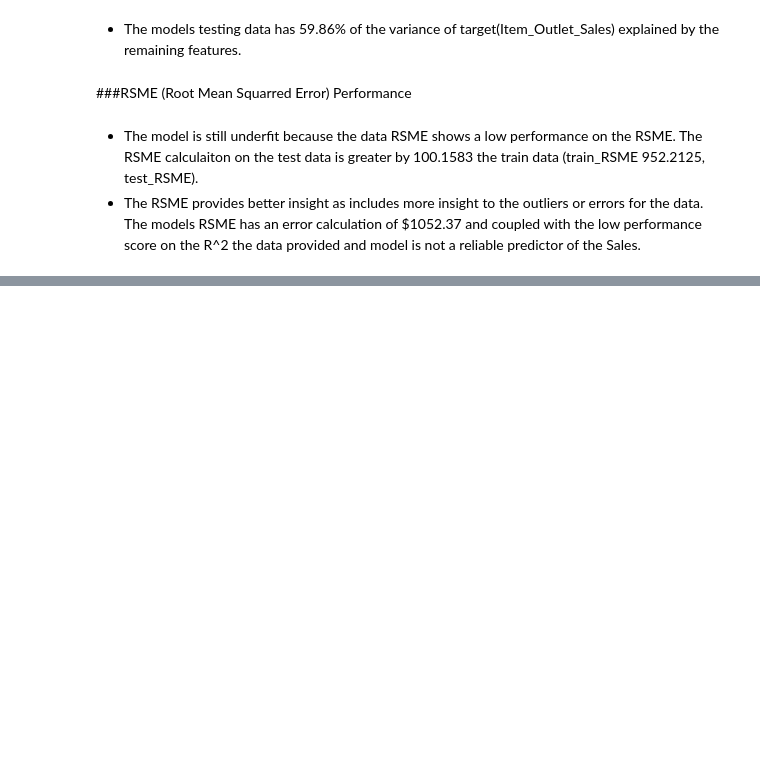
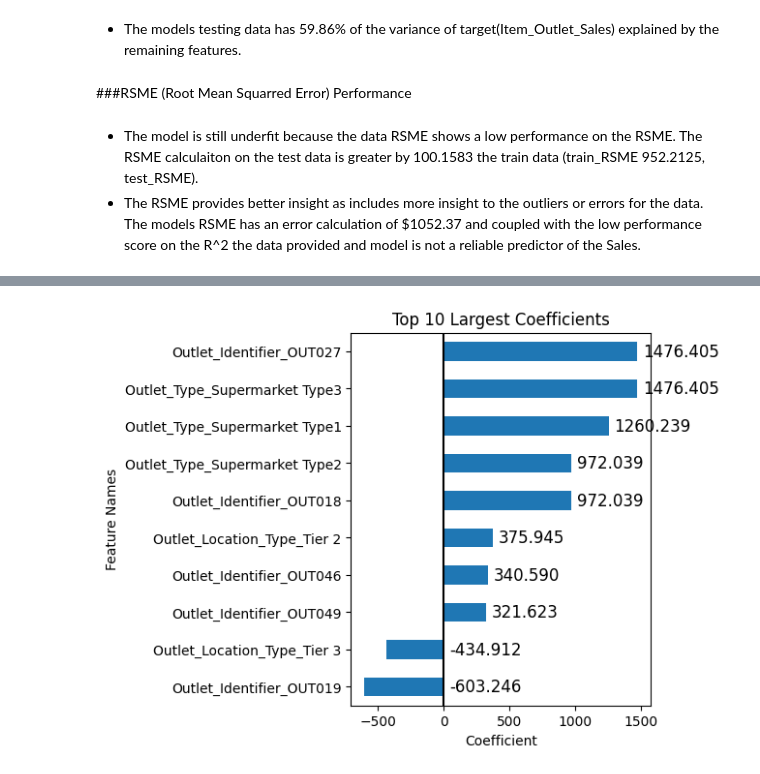
Before and after one commit to LoveidaLucero/Prediction-of-Product-Sales, a Jupyter notebook: Prediction_of_Product_Sales.ipynb, the cells around one changed output, grey strips where cells are left out. Cells and saved outputs as stored; diff of their text form; code cells hidden in the pictures; blank space fills up the shorter version.

```diff
--- a/Prediction_of_Product_Sales.ipynb
+++ b/Prediction_of_Product_Sales.ipynb
@@ -1629,0 +1713,4 @@ Overall I would recomend the Tuned Random Forest Model due to having the highest
+# %%
+preprocessor = ColumnTransformer([num_tuple, ord_tuple, cat_tuple],
+                                    verbose_feature_names_out=False)
+preprocessor
@@ -1629,0 +1735,9 @@ Overall I would recomend the Tuned Random Forest Model due to having the highest
+# %%
+# fit column transformer and run get_feature_names_out
+preprocessor.fit(X_train)
+feature_names = preprocessor.get_feature_names_out()
+X_train_df = pd.DataFrame(preprocessor.transform(X_train),
+                           columns = feature_names, index = X_train.index)
+X_test_df = pd.DataFrame(preprocessor.transform(X_test),
+                           columns = feature_names, index = X_test.index)
+X_test_df.head(3)
@@ -1629,0 +1797,5 @@ Overall I would recomend the Tuned Random Forest Model due to having the highest
+# %%
+# fitting a linear regression model
+lin_reg = LinearRegression()
+lin_reg.fit(X_train_df, y_train)
+evaluate_regression(lin_reg, X_train_df, y_train, X_test_df,y_test)
@@ -1629,0 +1879,6 @@ Overall I would recomend the Tuned Random Forest Model due to having the highest
+# %%
+# Saving the coefficients as Pandas series
+coeffs = pd.Series(lin_reg.coef_, index= feature_names,
+                   name= 'Coefficients')
+coeffs.loc['intercept'] = lin_reg.intercept_
+coeffs
@@ -1629,0 +1903,4 @@ Overall I would recomend the Tuned Random Forest Model due to having the highest
+# %%
+plot_coeffs(coeffs,top_n=10,intercept=False,annotate=True);
+# %% [output]
+[figure, added]
```
Also changed, not shown: parts of 58 cells of this notebook.
